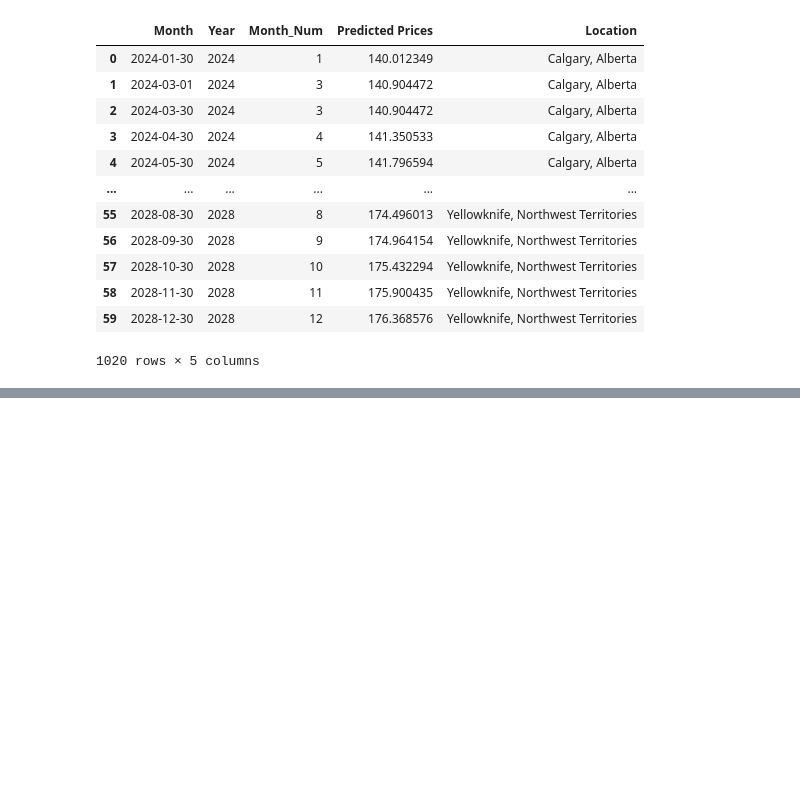
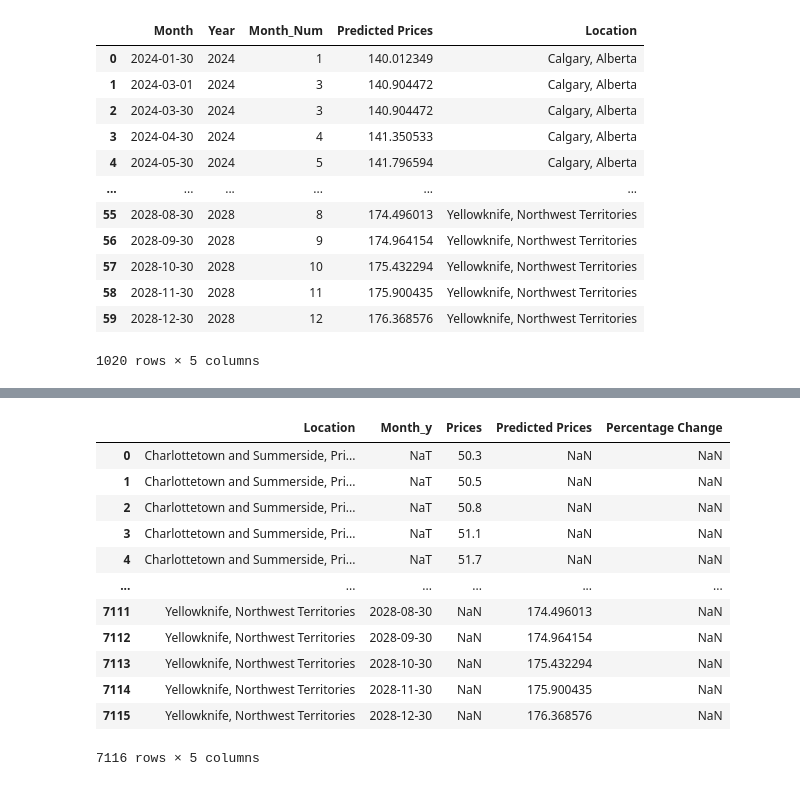
Before and after one commit to Chimanny413/Project_4, a Jupyter notebook: Predictions_Diesel.ipynb, the cells around one changed output, grey strips where cells are left out. Cells and saved outputs as stored; diff of their text form; code cells hidden in the pictures; blank space fills up the shorter version.

```diff
--- a/Predictions_Diesel.ipynb
+++ b/Predictions_Diesel.ipynb
@@ -120,0 +211,17 @@ plot
+# %%
+# Print the merged DataFrame showing percentage change by location
+merged_df[['Location', 'Month_y', 'Prices', 'Predicted Prices', 'Percentage Change']]
+# %% [output]
+|  | Location | Month_y | Prices | Predicted Prices | Percentage Change |
+| 0 | Charlottetown and Summerside, Pri... | NaT | 50.3 | NaN | NaN |
+| 1 | Charlottetown and Summerside, Pri... | NaT | 50.5 | NaN | NaN |
+| 2 | Charlottetown and Summerside, Pri... | NaT | 50.8 | NaN | NaN |
+| 3 | Charlottetown and Summerside, Pri... | NaT | 51.1 | NaN | NaN |
+| 4 | Charlottetown and Summerside, Pri... | NaT | 51.7 | NaN | NaN |
+| ... | ... | ... | ... | ... | ... |
+| 7111 | Yellowknife, Northwest Territories | 2028-08-30 | NaN | 174.496013 | NaN |
+| 7112 | Yellowknife, Northwest Territories | 2028-09-30 | NaN | 174.964154 | NaN |
+| 7113 | Yellowknife, Northwest Territories | 2028-10-30 | NaN | 175.432294 | NaN |
+| 7114 | Yellowknife, Northwest Territories | 2028-11-30 | NaN | 175.900435 | NaN |
+| 7115 | Yellowknife, Northwest Territories | 2028-12-30 | NaN | 176.368576 | NaN |
+7116 rows × 5 columns
```
Also changed, not shown: parts of 10 cells of this notebook.
